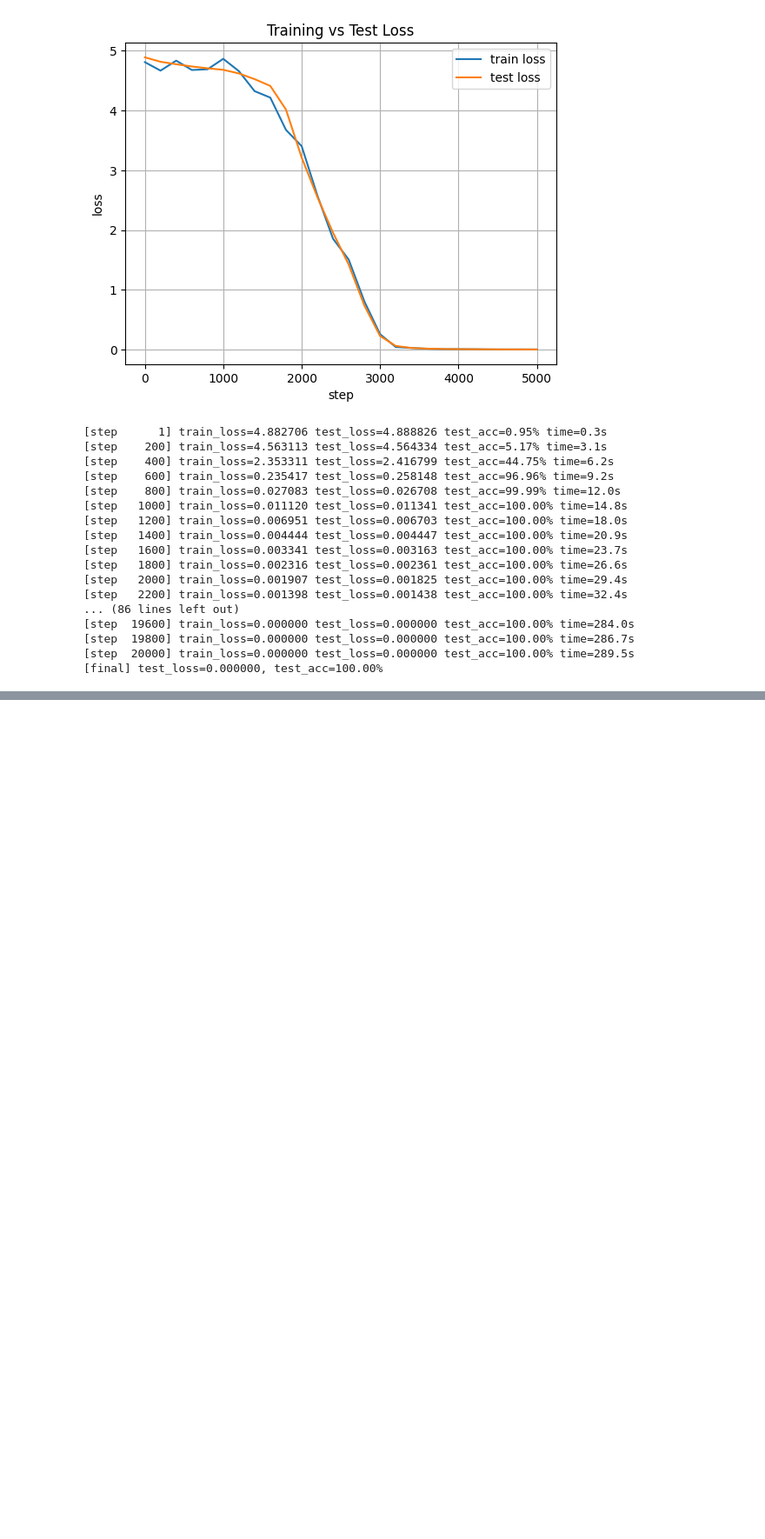
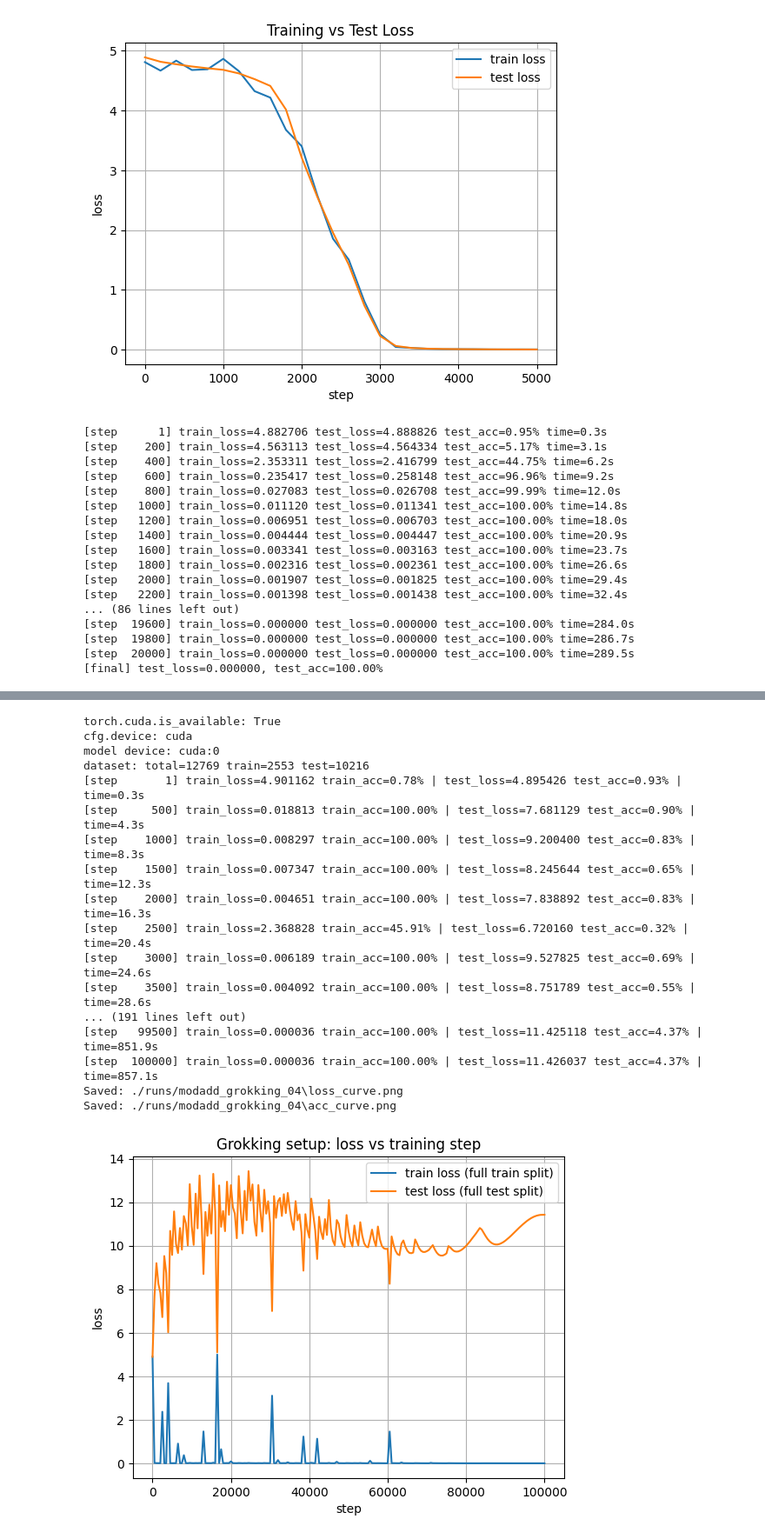
Before and after one commit to Workman706/M3R_TDA_trainingdynamics, a Jupyter notebook: demo2.ipynb, the cells around one changed output, grey strips where cells are left out. Shown at 87% size. Saved outputs shown, nothing was run; the diff lists cells and outputs as text; code cells hidden in the pictures; blank space fills up the shorter version.

```diff
--- a/demo2.ipynb
+++ b/demo2.ipynb
@@ -603,0 +827,3 @@ Saved: ./runs/modadd_grokking/acc_curve.png
+# %%
+cfg4 = TrainCfg(train_frac=0.2, steps=100_000, batch_size=512, d_ff=256, lr=3e-3, weight_decay=0.2, eval_every=500, snapshot_every=500, out_dir="./runs/modadd_grokking_04")
+print(cfg4)
@@ -603,0 +848,21 @@ Saved: ./runs/modadd_grokking/acc_curve.png
+# %%
+train2(cfg4, seed=0)
+# %% [output]
+torch.cuda.is_available: True
+cfg.device: cuda
+model device: cuda:0
+dataset: total=12769 train=2553 test=10216
+[step       1] train_loss=4.901162 train_acc=0.78% | test_loss=4.895426 test_acc=0.93% | time=0.3s
+[step     500] train_loss=0.018813 train_acc=100.00% | test_loss=7.681129 test_acc=0.90% | time=4.3s
+[step    1000] train_loss=0.008297 train_acc=100.00% | test_loss=9.200400 test_acc=0.83% | time=8.3s
+[step    1500] train_loss=0.007347 train_acc=100.00% | test_loss=8.245644 test_acc=0.65% | time=12.3s
+[step    2000] train_loss=0.004651 train_acc=100.00% | test_loss=7.838892 test_acc=0.83% | time=16.3s
+[step    2500] train_loss=2.368828 train_acc=45.91% | test_loss=6.720160 test_acc=0.32% | time=20.4s
+[step    3000] train_loss=0.006189 train_acc=100.00% | test_loss=9.527825 test_acc=0.69% | time=24.6s
+[step    3500] train_loss=0.004092 train_acc=100.00% | test_loss=8.751789 test_acc=0.55% | time=28.6s
+... (191 lines left out)
+[step   99500] train_loss=0.000036 train_acc=100.00% | test_loss=11.425118 test_acc=4.37% | time=851.9s
+[step  100000] train_loss=0.000036 train_acc=100.00% | test_loss=11.426037 test_acc=4.37% | time=857.1s
+Saved: ./runs/modadd_grokking_04\loss_curve.png
+Saved: ./runs/modadd_grokking_04\acc_curve.png
+[figure, added]
```
Also changed, not shown: parts of 9 cells of this notebook, 5 other files.
